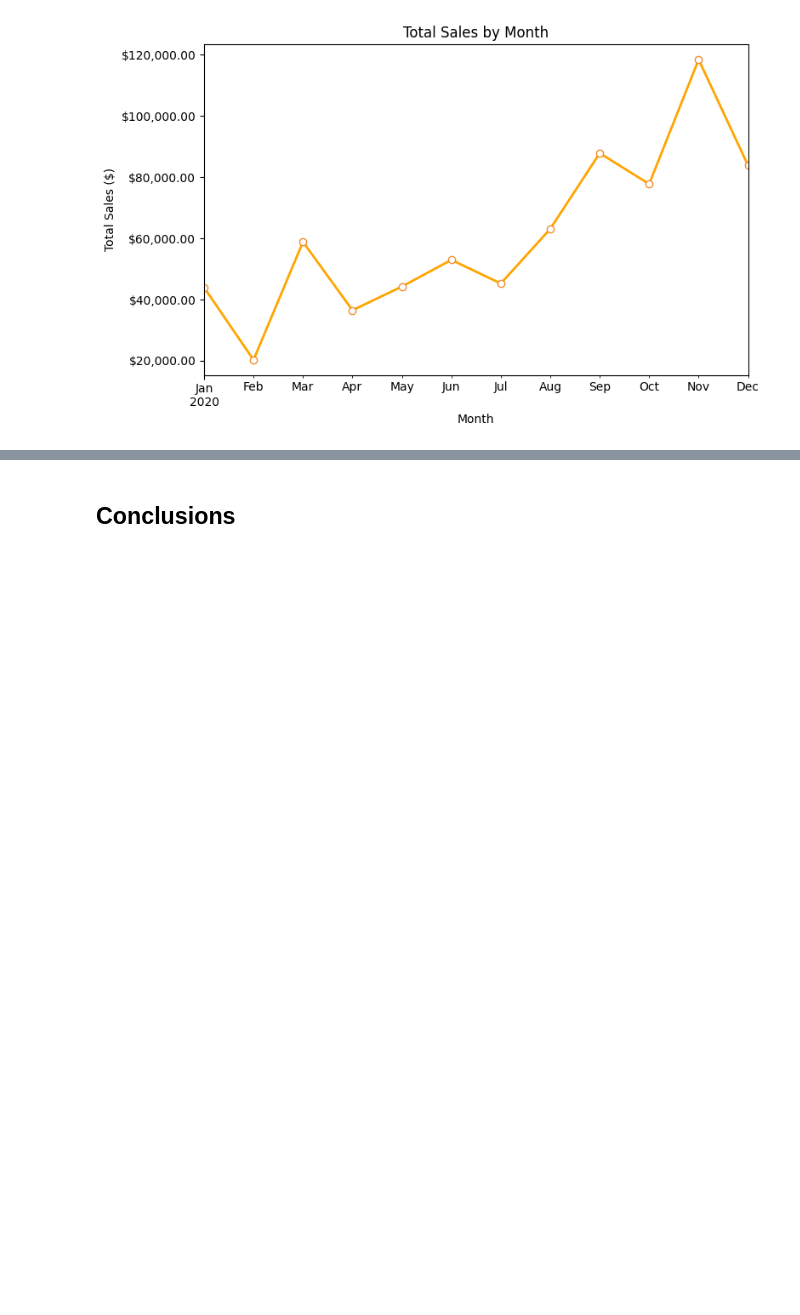
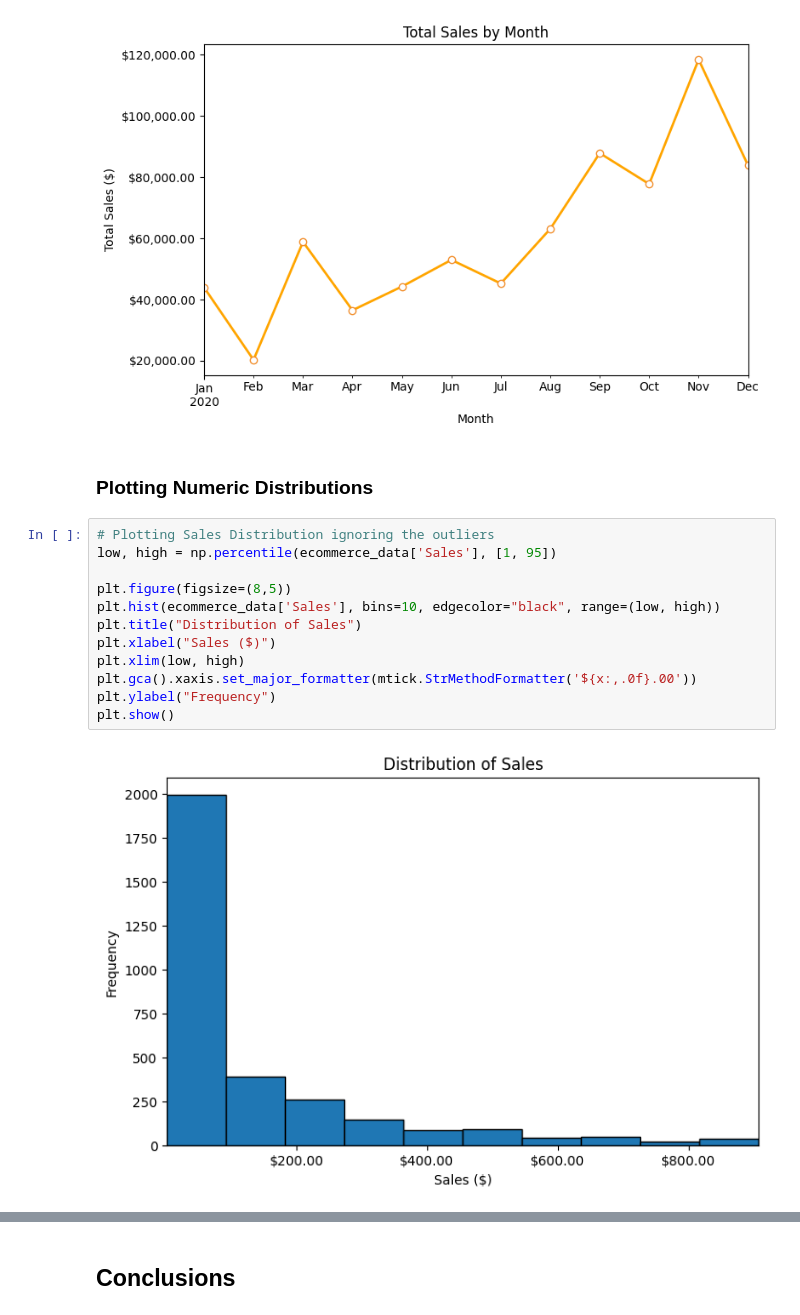
Before and after one commit to Haleymussary00/Module-B-semester-2, a Jupyter notebook: Week4.ipynb, the cells around one changed output, grey strips where cells are left out. Saved outputs shown, nothing was run; the diff lists cells and outputs as text; blank space fills up the shorter version.

```diff
--- a/Week4.ipynb
+++ b/Week4.ipynb
@@ -651,3 +651,19 @@ plt.tight_layout()
 plt.show()
 # %% [output]
 [figure]
+# %% [markdown]
+### Plotting Numeric Distributions
+# %%
+# Plotting Sales Distribution ignoring the outliers
+low, high = np.percentile(ecommerce_data['Sales'], [1, 95])
+
+plt.figure(figsize=(8,5))
+plt.hist(ecommerce_data['Sales'], bins=10, edgecolor="black", range=(low, high))
+plt.title("Distribution of Sales")
+plt.xlabel("Sales ($)")
+plt.xlim(low, high)
+plt.gca().xaxis.set_major_formatter(mtick.StrMethodFormatter('${x:,.0f}.00'))
+plt.ylabel("Frequency")
+plt.show()
+# %% [output]
+[figure, added]
```
Also changed, not shown: parts of 3 cells of this notebook.
